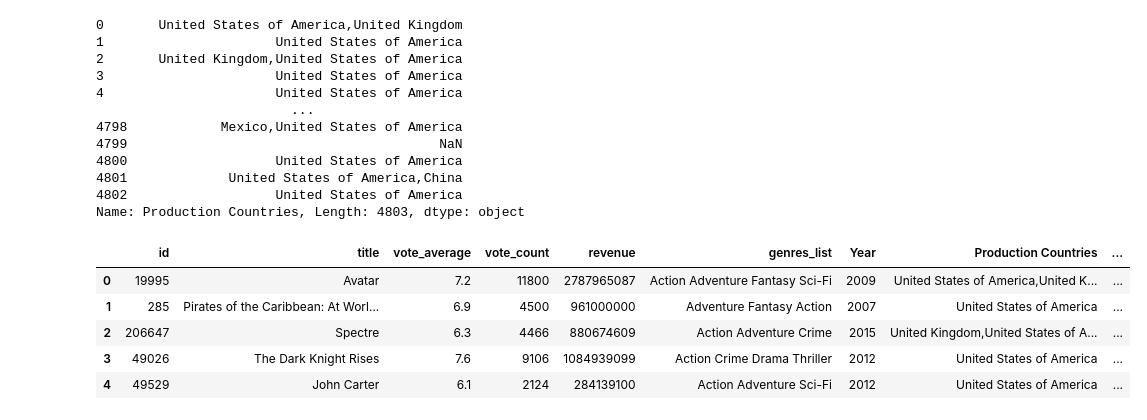
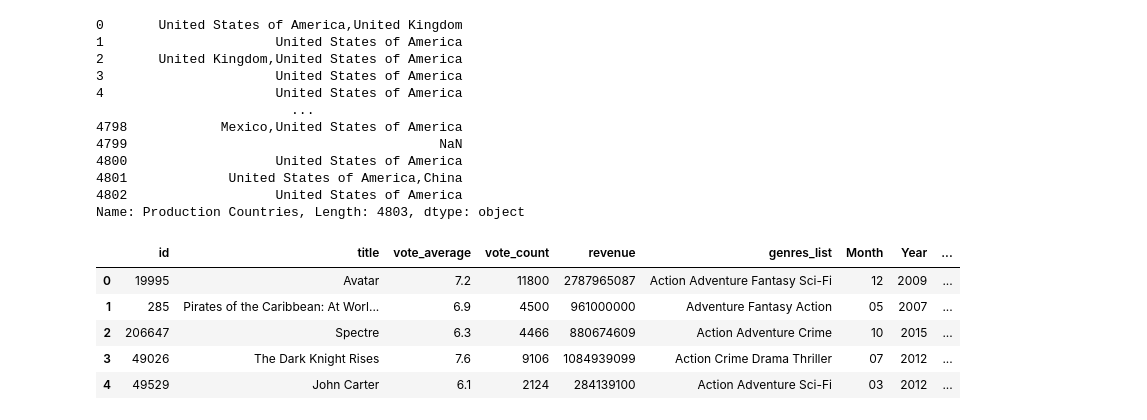
Before and after one commit to zach-hb/Movies-You-Should-Watch, a Jupyter notebook: movie_data.ipynb, the cells around one changed output. Drawn from its saved outputs; the diff is of its cells as text; code cells hidden in the pictures.

```diff
--- a/movie_data.ipynb
+++ b/movie_data.ipynb
@@ -68,0 +67,2 @@ movies_df['Year'] = movies_df['release_date'].str[:4]
+# %%
+movies_df['Month'] = movies_df['release_date'].str[5:7]
@@ -69,3 +71,9 @@ movies_df['Year'] = movies_df['release_date'].str[:4]
+# %%
+bins = [0, 75, 120, 180, float('inf')]
+
+bin_labels = ['Short', 'Medium', 'Long', 'Very Long']
+# %%
+movies_df['Length'] = pd.cut(movies_df['runtime'], bins=bins, labels=bin_labels)
 # %% [markdown]
 # Genres Extraction
 # %%
@@ -136,13 +144,13 @@ movies_df['Production Countries']
 Name: Production Countries, Length: 4803, dtype: object
 # %%
 clean_df = pd.DataFrame(movies_df[['id', 'title', 'vote_average', 'vote_count', 'revenue', 'genres_list',
-'Year', 'Production Countries', 'Language']])
+                                   'Month', 'Year', 'Production Countries', 'Language', 'Length']])
 
 clean_df.head()
 # %% [output]
-|  | id | title | vote_average | vote_count | revenue | genres_list | Year | Production Countries | ... |
-| 0 | 19995 | Avatar | 7.2 | 11800 | 2787965087 | Action Adventure Fantasy Sci-Fi | 2009 | United States of America,United K... | ... |
-| 1 | 285 | Pirates of the Caribbean: At Worl... | 6.9 | 4500 | 961000000 | Adventure Fantasy Action | 2007 | United States of America | ... |
-| 2 | 206647 | Spectre | 6.3 | 4466 | 880674609 | Action Adventure Crime | 2015 | United Kingdom,United States of A... | ... |
-| 3 | 49026 | The Dark Knight Rises | 7.6 | 9106 | 1084939099 | Action Crime Drama Thriller | 2012 | United States of America | ... |
-| 4 | 49529 | John Carter | 6.1 | 2124 | 284139100 | Action Adventure Sci-Fi | 2012 | United States of America | ... |
+|  | id | title | vote_average | vote_count | revenue | genres_list | Month | Year | ... |
+| 0 | 19995 | Avatar | 7.2 | 11800 | 2787965087 | Action Adventure Fantasy Sci-Fi | 12 | 2009 | ... |
+| 1 | 285 | Pirates of the Caribbean: At Worl... | 6.9 | 4500 | 961000000 | Adventure Fantasy Action | 05 | 2007 | ... |
+| 2 | 206647 | Spectre | 6.3 | 4466 | 880674609 | Action Adventure Crime | 10 | 2015 | ... |
+| 3 | 49026 | The Dark Knight Rises | 7.6 | 9106 | 1084939099 | Action Crime Drama Thriller | 07 | 2012 | ... |
+| 4 | 49529 | John Carter | 6.1 | 2124 | 284139100 | Action Adventure Sci-Fi | 03 | 2012 | ... |
```
Also changed, not shown: parts of 16 cells of this notebook, 3 other files.
